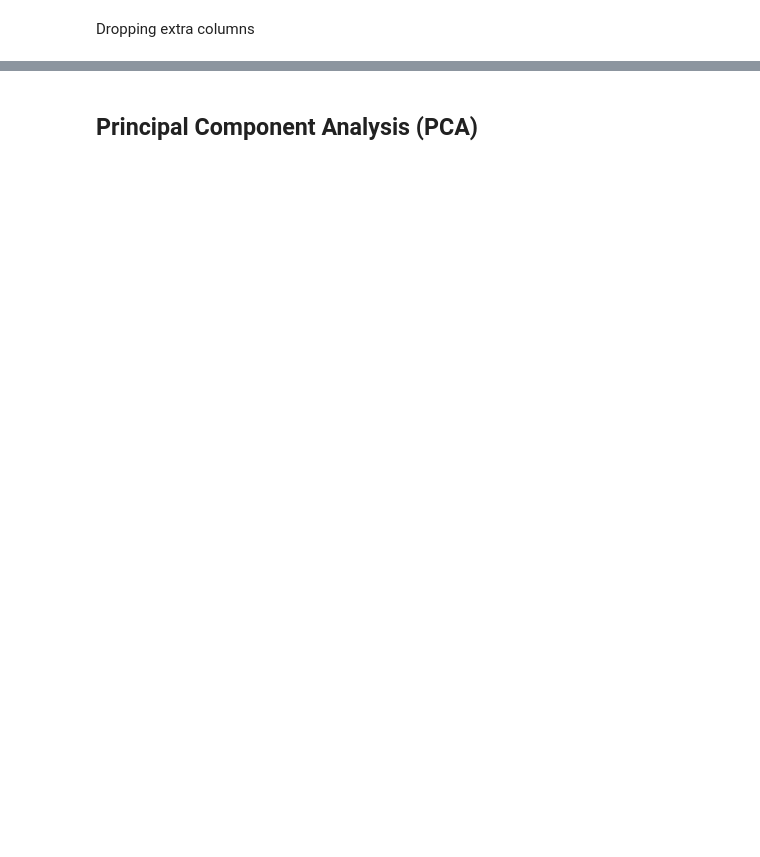
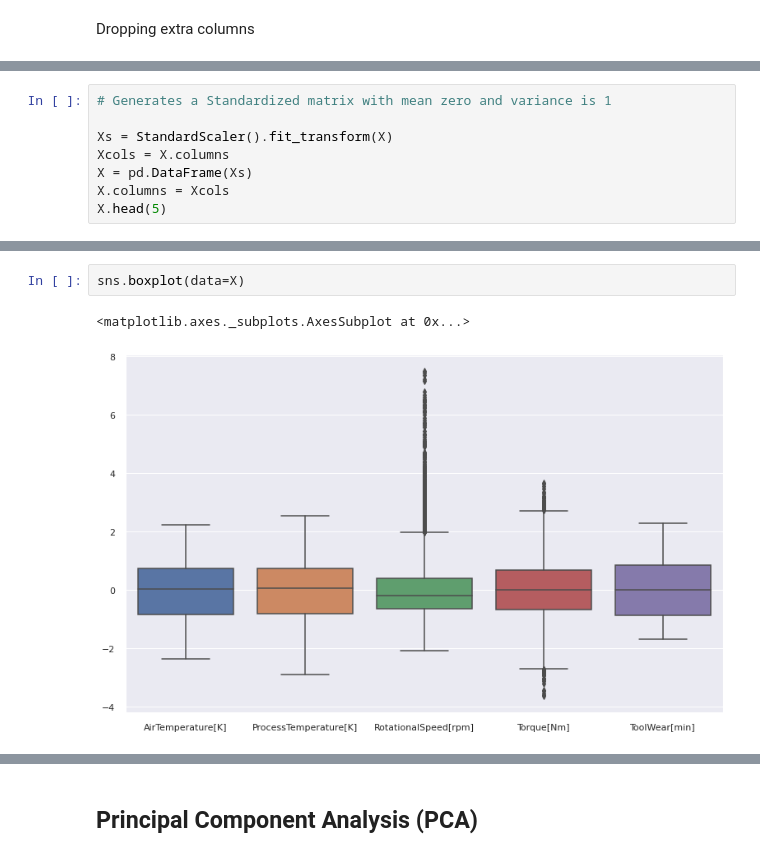
Before and after one commit to GursimarSaini/INSE6310Project, a Jupyter notebook: PredictiveMaintenance.ipynb, the cells around one changed output, grey strips where cells are left out. Cells and saved outputs as stored; diff of their text form; blank space fills up the shorter version.

```diff
--- a/PredictiveMaintenance.ipynb
+++ b/PredictiveMaintenance.ipynb
@@ -144,0 +221,8 @@ plt.show()
+# %%
+# Generates a Standardized matrix with mean zero and variance is 1
+
+Xs = StandardScaler().fit_transform(X)
+Xcols = X.columns
+X = pd.DataFrame(Xs)
+X.columns = Xcols
+X.head(5)
@@ -144,0 +248,5 @@ plt.show()
+# %%
+sns.boxplot(data=X)
+# %% [output]
+<matplotlib.axes._subplots.AxesSubplot at 0x...>
+[figure, added]
```
Also changed, not shown: parts of 56 cells of this notebook.
